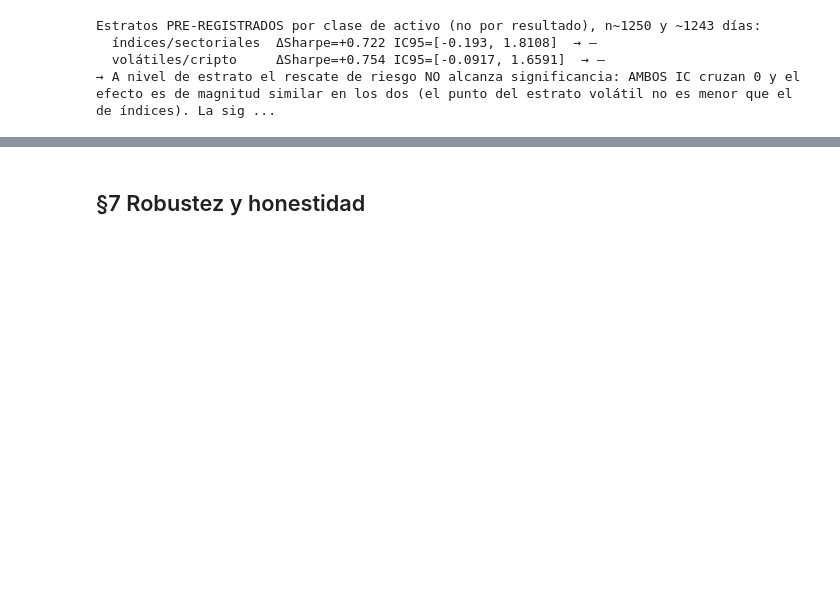
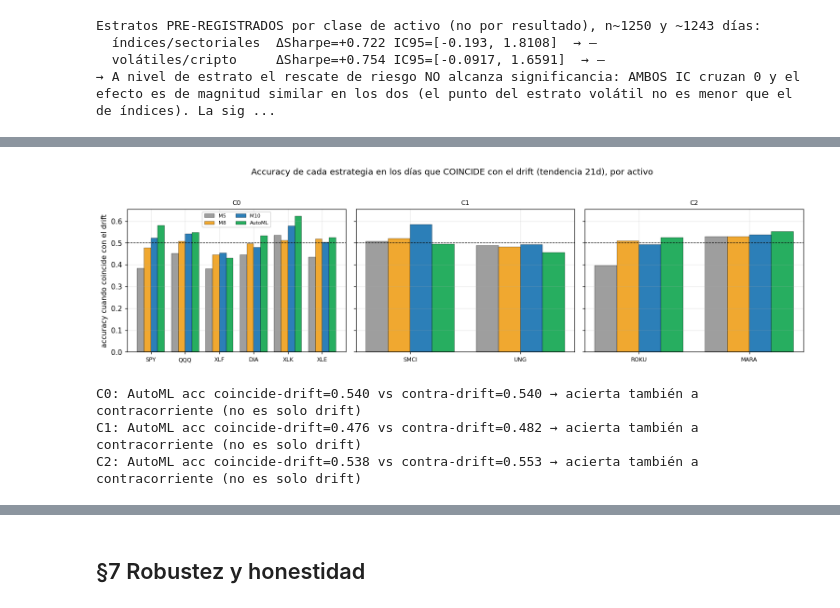
Before and after one commit to RaquelGarciah/Real-time-statistical-supervision-of-an-AI-trading-agent, a Jupyter notebook: notebooks/STRATA_marco_practico.ipynb, the cells around one changed output, grey strips where cells are left out. Saved outputs shown, nothing was run; the diff lists cells and outputs as text; code cells hidden in the pictures; blank space fills up the shorter version.

```diff
--- a/notebooks/STRATA_marco_practico.ipynb
+++ b/notebooks/STRATA_marco_practico.ipynb
@@ -1310,0 +1340,25 @@ Lectura (exploratoria, n=15): los grupos se ordenan por leverage/volatilidad; el
+# %%
+# (2) Accuracy de cada estrategia según COINCIDA con el drift, por activo del grupo
+pa = CL10["por_activo"]; mains = ["M5", "M8", "M10", "AutoML"]
+fig, axes = plt.subplots(1, len(groups), figsize=(14, 3.8), sharey=True)
+for ax, g in zip(axes, groups):
+    acts = prof[g]["activos"]; x = np.arange(len(acts)); w = 0.2
+    for j, s in enumerate(mains):
+        vals = [pa[a]["drift"][s]["acc_coincide"] or np.nan for a in acts]
+        ax.bar(x + (j - 1.5) * w, vals, w, color=COL.get(s, "#888"), edgecolor="k", lw=.3, label=s)
+    ax.axhline(0.5, color="k", ls="--", lw=.8); ax.set_xticks(x); ax.set_xticklabels(acts, fontsize=8)
+    ax.set_title(g, fontsize=9)
+axes[0].set_ylabel("accuracy cuando coincide con el drift"); axes[0].legend(fontsize=7, ncol=2)
+fig.suptitle("Accuracy de cada estrategia en los días que COINCIDE con el drift (tendencia 21d), por activo", y=1.04)
+plt.tight_layout(); plt.show()
+# contraste coincide vs contra, media por grupo (¿el acierto es solo ir con la corriente?)
+for g in groups:
+    co = np.nanmean([pa[a]["drift"]["AutoML"]["acc_coincide"] for a in prof[g]["activos"] if pa[a]["drift"]["AutoML"]["acc_coincide"]])
+    cn = np.nanmean([pa[a]["drift"]["AutoML"]["acc_contra"] for a in prof[g]["activos"] if pa[a]["drift"]["AutoML"]["acc_contra"]])
+    print(f"{g}: AutoML acc coincide-drift={co:.3f} vs contra-drift={cn:.3f} → "
+          f"{'sobre todo va con la corriente' if co - cn > 0.05 else 'acierta también a contracorriente (no es solo drift)'}")
+# %% [output]
+[figure, added]
+C0: AutoML acc coincide-drift=0.540 vs contra-drift=0.540 → acierta también a contracorriente (no es solo drift)
+C1: AutoML acc coincide-drift=0.476 vs contra-drift=0.482 → acierta también a contracorriente (no es solo drift)
+C2: AutoML acc coincide-drift=0.538 vs contra-drift=0.553 → acierta también a contracorriente (no es solo drift)
```
Also changed, not shown: parts of 9 cells of this notebook, 3 other files.
